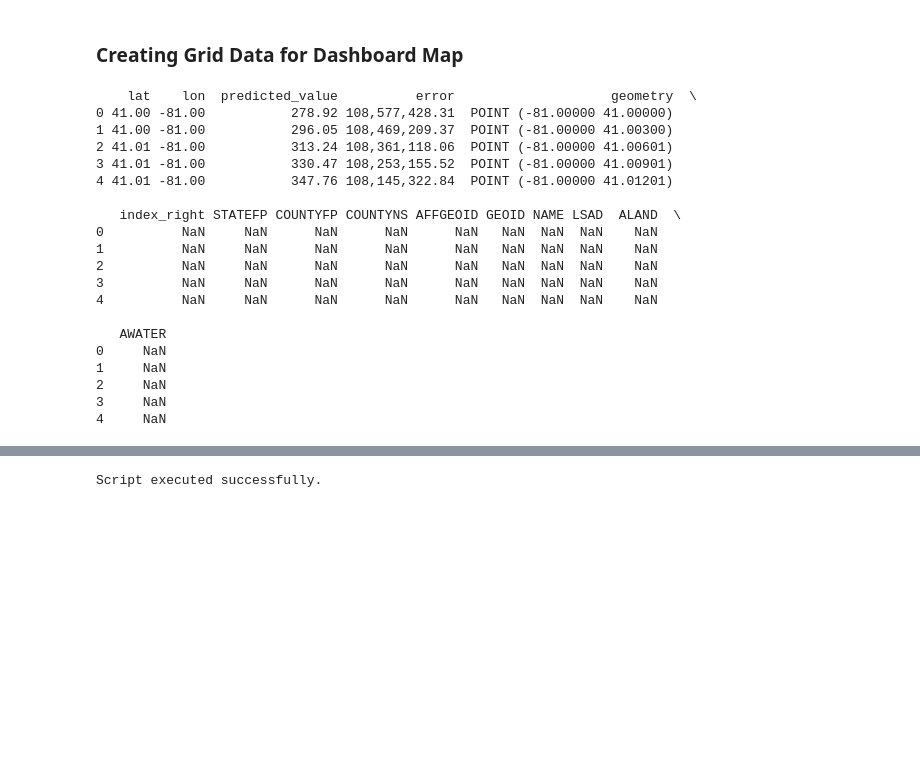
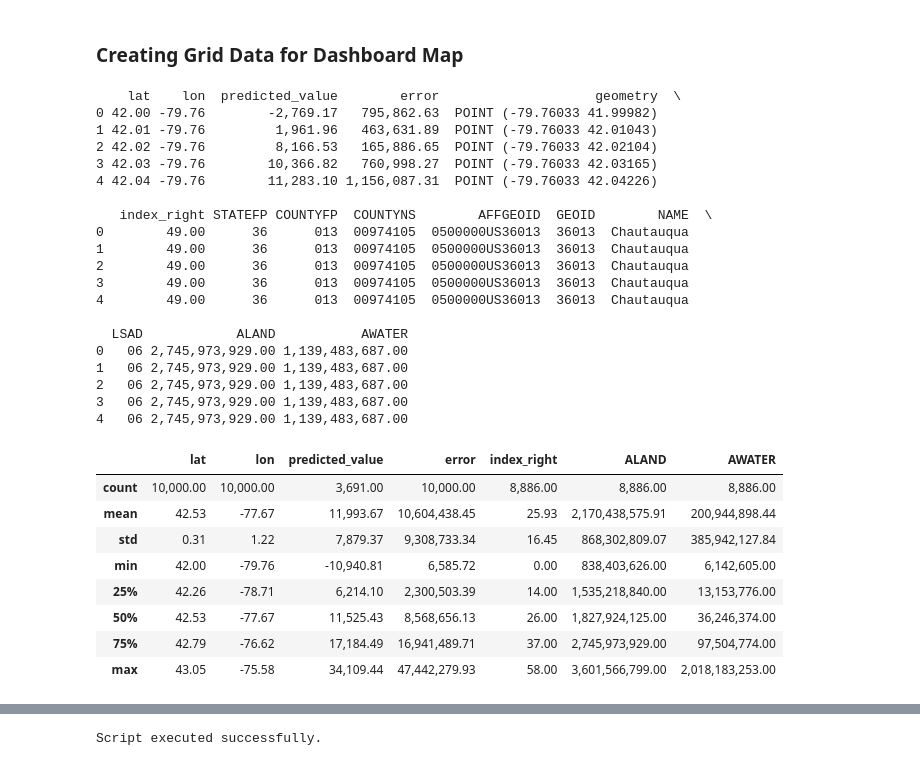
Before and after one commit to mrhussaink7/nys-gas-potential, a Jupyter notebook: code/model_evaluation.ipynb, the cells around one changed output, grey strips where cells are left out. Saved outputs shown, nothing was run; the diff lists cells and outputs as text; code cells hidden in the pictures; blank space fills up the shorter version.

```diff
--- a/code/model_evaluation.ipynb
+++ b/code/model_evaluation.ipynb
@@ -109,9 +109,9 @@ df = pd.read_csv('../data/county_gaswells.csv')
 with open('../model/base_ordinary.pkl', 'rb') as f:
     kriging = pickle.load(f)
 
-lat_min, lat_max = 41,44
-lon_min, lon_max = -81, -74
-xx, yy = np.mgrid[lon_min:lon_max:1000j, lat_min:lat_max:1000j]
+lat_min, lat_max = df.latitude.min(), df.latitude.max()
+lon_min, lon_max = df.longitude.min(), df.longitude.max()
+xx, yy = np.mgrid[lon_min:lon_max:100j, lat_min:lat_max:100j]
 
 field = kriging.transform(xx.flatten(), yy.flatten()).reshape(xx.shape)
 s2 = kriging.sigma.reshape(xx.shape)
@@ -134,23 +134,40 @@ gdf_grid_with_counties = gpd.sjoin(gdf_grid, gdf_county, how='left', op='within'
 gdf_grid_with_counties.to_parquet('../data/kriging_grid_data.parquet')
 print(gdf_grid_with_counties.head())
 # %% [output]
-    lat    lon  predicted_value          error                    geometry  \
-0 41.00 -81.00           278.92 108,577,428.31  POINT (-81.00000 41.00000)
-1 41.00 -81.00           296.05 108,469,209.37  POINT (-81.00000 41.00300)
-2 41.01 -81.00           313.24 108,361,118.06  POINT (-81.00000 41.00601)
-3 41.01 -81.00           330.47 108,253,155.52  POINT (-81.00000 41.00901)
-4 41.01 -81.00           347.76 108,145,322.84  POINT (-81.00000 41.01201)
+    lat    lon  predicted_value        error                    geometry  \
+0 42.00 -79.76        -2,769.17   795,862.63  POINT (-79.76033 41.99982)
+1 42.01 -79.76         1,961.96   463,631.89  POINT (-79.76033 42.01043)
+2 42.02 -79.76         8,166.53   165,886.65  POINT (-79.76033 42.02104)
+3 42.03 -79.76        10,366.82   760,998.27  POINT (-79.76033 42.03165)
+4 42.04 -79.76        11,283.10 1,156,087.31  POINT (-79.76033 42.04226)
 
-   index_right STATEFP COUNTYFP COUNTYNS AFFGEOID GEOID NAME LSAD  ALAND  \
-0          NaN     NaN      NaN      NaN      NaN   NaN  NaN  NaN    NaN
-1          NaN     NaN      NaN      NaN      NaN   NaN  NaN  NaN    NaN
-2          NaN     NaN      NaN      NaN      NaN   NaN  NaN  NaN    NaN
-3          NaN     NaN      NaN      NaN      NaN   NaN  NaN  NaN    NaN
-4          NaN     NaN      NaN      NaN      NaN   NaN  NaN  NaN    NaN
+   index_right STATEFP COUNTYFP  COUNTYNS        AFFGEOID  GEOID        NAME  \
+0        49.00      36      013  00974105  0500000US36013  36013  Chautauqua
+1        49.00      36      013  00974105  0500000US36013  36013  Chautauqua
+2        49.00      36      013  00974105  0500000US36013  36013  Chautauqua
+3        49.00      36      013  00974105  0500000US36013  36013  Chautauqua
+4        49.00      36      013  00974105  0500000US36013  36013  Chautauqua
 
-   AWATER
-0     NaN
-1     NaN
-2     NaN
-3     NaN
-4     NaN
+  LSAD            ALAND           AWATER
+0   06 2,745,973,929.00 1,139,483,687.00
+1   06 2,745,973,929.00 1,139,483,687.00
+2   06 2,745,973,929.00 1,139,483,687.00
+3   06 2,745,973,929.00 1,139,483,687.00
+4   06 2,745,973,929.00 1,139,483,687.00
+# %%
+gdf = gpd.read_parquet('../data/kriging_grid_data.parquet')
+trend = pd.read_csv('../data/trend_removed.csv')
+pred_fixed = gdf['predicted_value'] + trend['0']
+gdf['predicted_value'] = pred_fixed
+gdf.to_parquet('../data/kriging_grid_data.parquet', index=False)
+gdf.describe()
+# %% [output]
+|  | lat | lon | predicted_value | error | index_right | ALAND | AWATER |
+| count | 10,000.00 | 10,000.00 | 3,691.00 | 10,000.00 | 8,886.00 | 8,886.00 | 8,886.00 |
+| mean | 42.53 | -77.67 | 11,993.67 | 10,604,438.45 | 25.93 | 2,170,438,575.91 | 200,944,898.44 |
+| std | 0.31 | 1.22 | 7,879.37 | 9,308,733.34 | 16.45 | 868,302,809.07 | 385,942,127.84 |
+| min | 42.00 | -79.76 | -10,940.81 | 6,585.72 | 0.00 | 838,403,626.00 | 6,142,605.00 |
+| 25% | 42.26 | -78.71 | 6,214.10 | 2,300,503.39 | 14.00 | 1,535,218,840.00 | 13,153,776.00 |
+| 50% | 42.53 | -77.67 | 11,525.43 | 8,568,656.13 | 26.00 | 1,827,924,125.00 | 36,246,374.00 |
+| 75% | 42.79 | -76.62 | 17,184.49 | 16,941,489.71 | 37.00 | 2,745,973,929.00 | 97,504,774.00 |
+| max | 43.05 | -75.58 | 34,109.44 | 47,442,279.93 | 58.00 | 3,601,566,799.00 | 2,018,183,253.00 |
```
Also changed, not shown: parts of 2 cells of this notebook, 58 other files.
